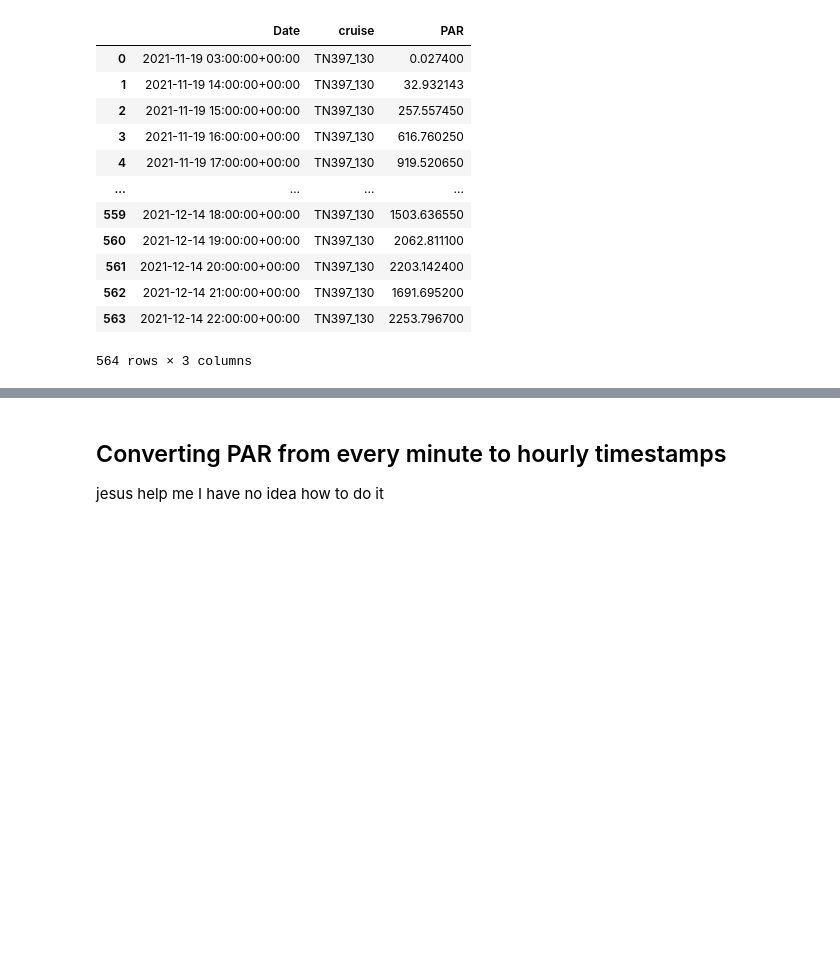
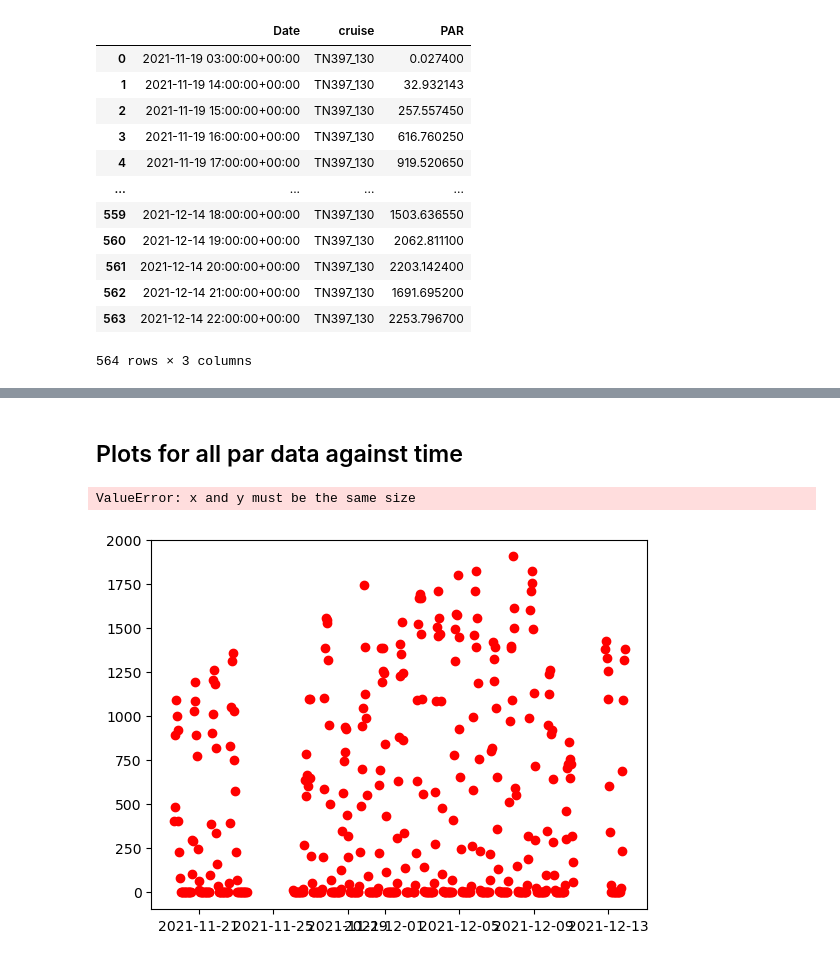
Before and after one commit to kpc02/SACNAS-2023-project, a Jupyter notebook: surface_level_par.ipynb, the cells around one changed output, grey strips where cells are left out. Saved outputs shown, nothing was run; the diff lists cells and outputs as text; code cells hidden in the pictures; blank space fills up the shorter version.

```diff
--- a/surface_level_par.ipynb
+++ b/surface_level_par.ipynb
@@ -58,3 +58,8 @@ licor_par = pd.concat(file_list, ignore_index = True)
 licor_par.columns = ['del', 'datetime', 'mean_PAR', 'del1', 'del2', 'del3']
 licor_par.drop(['del', 'del1', 'del2', 'del3'], axis=1, inplace = True)
 licor_par['datetime'] = pd.DatetimeIndex(licor_par.datetime.values).tz_localize('UTC')
+licor_par.sort_values(by='datetime', inplace = True)
+licor_par.reset_index(inplace = True)
+licor_par.drop(['index'], axis=1, inplace = True)
+
+# thought i fixed index issue but it got messed up again
@@ -79,0 +66,3 @@ licor_par
+# %%
+licor_hourly = licor_par.groupby([pd.Grouper(key = 'datetime', freq = 'H')]).agg({'mean_PAR': 'mean'}).reset_index()
+licor_hourly
@@ -115,3 +104,7 @@ uncalib_par
 | 562 | 2021-12-14 21:00:00+00:00 | TN397_130 | 1691.695200 |
 | 563 | 2021-12-14 22:00:00+00:00 | TN397_130 | 2253.796700 |
 564 rows × 3 columns
+# %%
+sat_par = uncalib_par.copy()
+sat_par['PAR'] = sat_par['PAR'].apply(lambda x: x*0.627)
+sat_par
@@ -118,3 +125,21 @@ uncalib_par
 # %% [markdown]
-## Converting PAR from every minute to hourly timestamps
-jesus help me I have no idea how to do it
+## Plots for all par data against time
+# %%
+x = licor_hourly['datetime']
+y1 = licor_hourly['mean_PAR']
+y2 = uncalib_par['PAR']
+y3 = sat_par['PAR']
+
+
+plt.scatter(x, y1, color='red', label='Licor')
+plt.scatter(x, y2, color='black', label='uncalib')
+plt.scatter(x, y3, color='green', label='sat')
+
+
+plt.xlabel("Date")
+plt.ylabel("PAR")
+plt.title("G4 TN397_130")
+plt.grid()
+# %% [output]
+ValueError: x and y must be the same size
+[figure, added]
```
Also changed, not shown: parts of 6 cells of this notebook, 1 other file.
